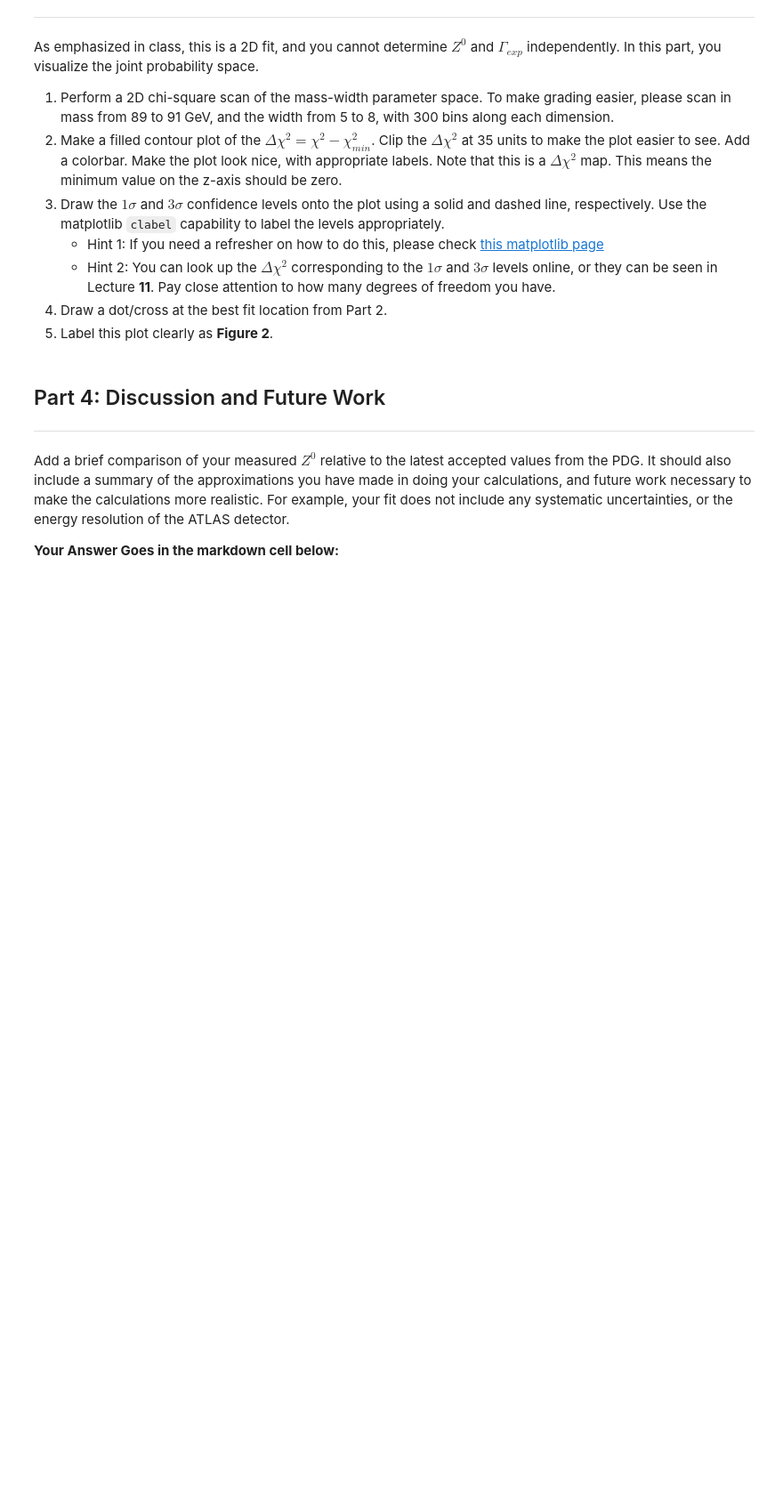
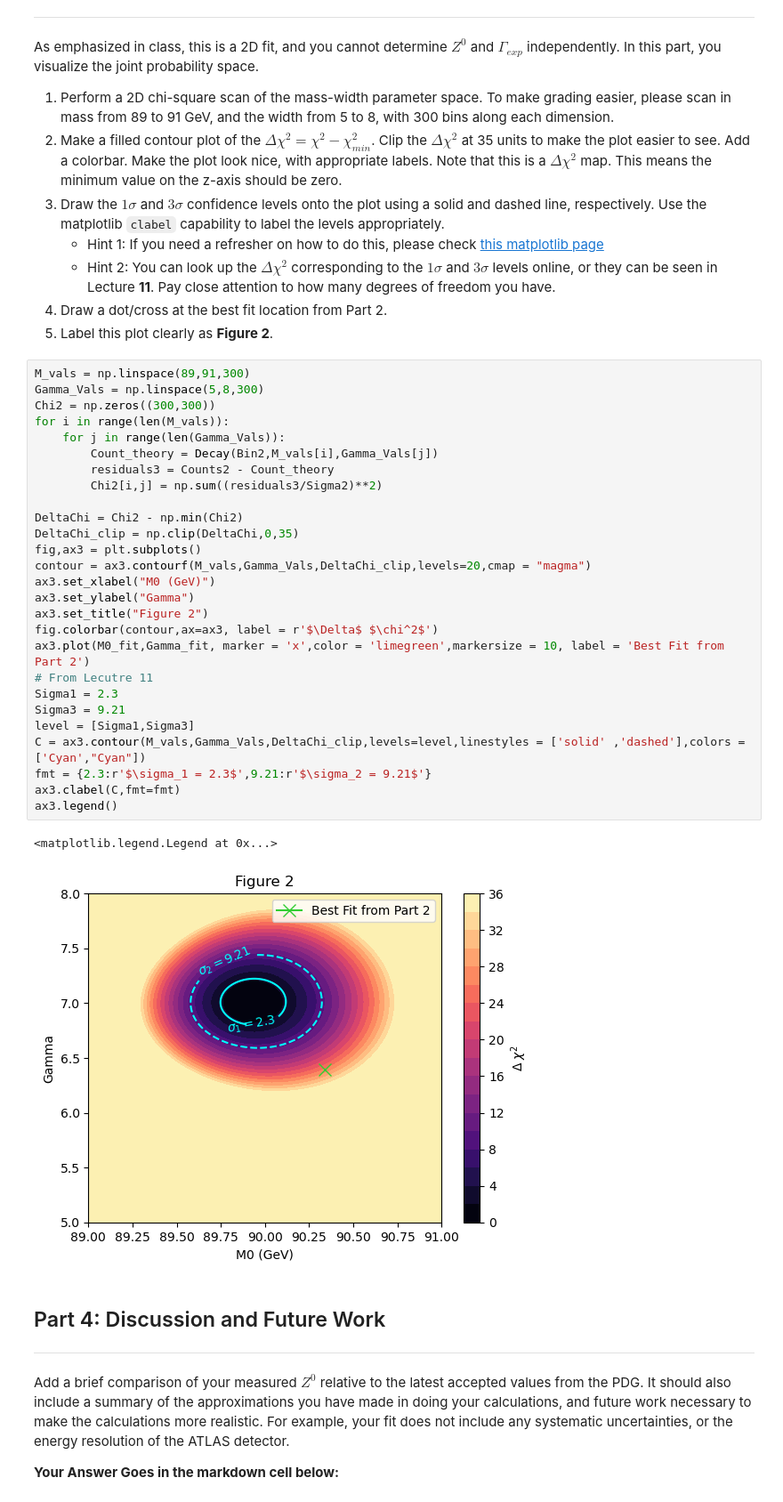
Before and after one commit to rhorton-2/PHYS265-spring26, a Jupyter notebook: Lab2/lab2.ipynb, the cells around one changed output. Shown at 89% size. Saved outputs shown, nothing was run; the diff lists cells and outputs as text; blank space fills up the shorter version.

```diff
--- a/Lab2/lab2.ipynb
+++ b/Lab2/lab2.ipynb
@@ -242,6 +249,36 @@ As emphasized in class, this is a 2D fit, and you cannot determine $Z^0$ and $\G
    * Hint 2: You can look up the $\Delta \chi^2$ corresponding to the $1\sigma$ and $3\sigma$ levels online, or they can be seen in Lecture **11**. Pay close attention to how many degrees of freedom you have.
 5. Draw a dot/cross at the best fit location from Part 2.
 6. Label this plot clearly as **Figure 2**.
+# %%
+M_vals = np.linspace(89,91,300)
+Gamma_Vals = np.linspace(5,8,300)
+Chi2 = np.zeros((300,300))
+for i in range(len(M_vals)):
+    for j in range(len(Gamma_Vals)):
+        Count_theory = Decay(Bin2,M_vals[i],Gamma_Vals[j])
+        residuals3 = Counts2 - Count_theory
+        Chi2[i,j] = np.sum((residuals3/Sigma2)**2)
+
+DeltaChi = Chi2 - np.min(Chi2)
+DeltaChi_clip = np.clip(DeltaChi,0,35)
+fig,ax3 = plt.subplots()
+contour = ax3.contourf(M_vals,Gamma_Vals,DeltaChi_clip,levels=20,cmap = "magma")
+ax3.set_xlabel("M0 (GeV)")
+ax3.set_ylabel("Gamma")
+ax3.set_title("Figure 2")
+fig.colorbar(contour,ax=ax3, label = r'$\Delta$ $\chi^2$')
+ax3.plot(M0_fit,Gamma_fit, marker = 'x',color = 'limegreen',markersize = 10, label = 'Best Fit from Part 2')
+# From Lecutre 11
+Sigma1 = 2.3
+Sigma3 = 9.21
+level = [Sigma1,Sigma3]
+C = ax3.contour(M_vals,Gamma_Vals,DeltaChi_clip,levels=level,linestyles = ['solid' ,'dashed'],colors = ['Cyan',"Cyan"])
+fmt = {2.3:r'$\sigma_1 = 2.3$',9.21:r'$\sigma_2 = 9.21$'}
+ax3.clabel(C,fmt=fmt)
+ax3.legend()
+# %% [output]
+<matplotlib.legend.Legend at 0x...>
+[figure, added]
 # %% [markdown]
 ## Part 4: Discussion and Future Work
 ----
```
Also changed, not shown: parts of 3 cells of this notebook.
